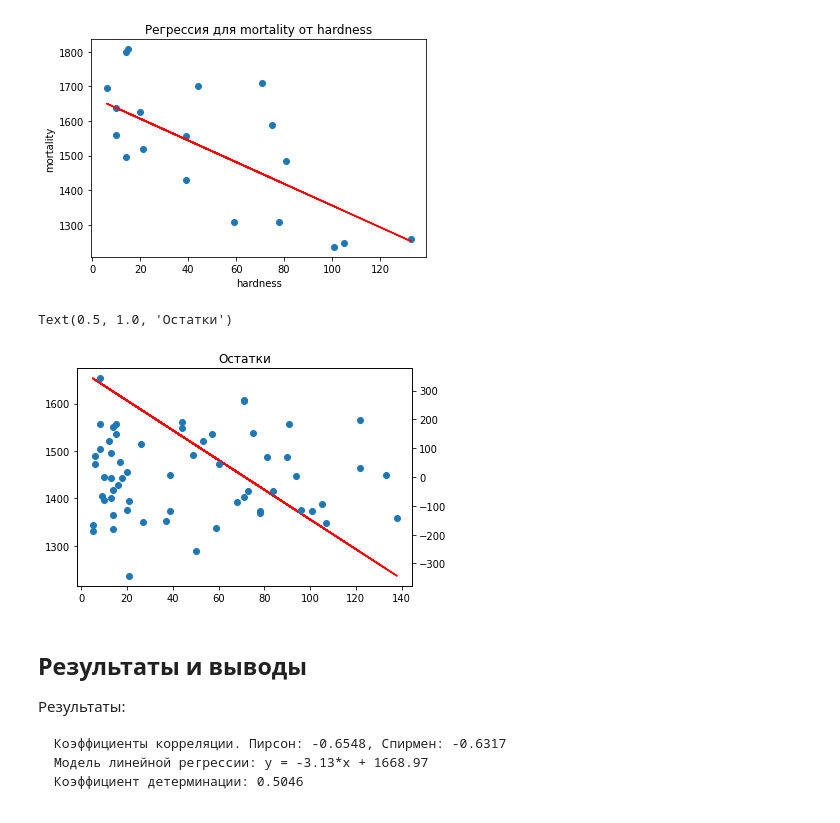
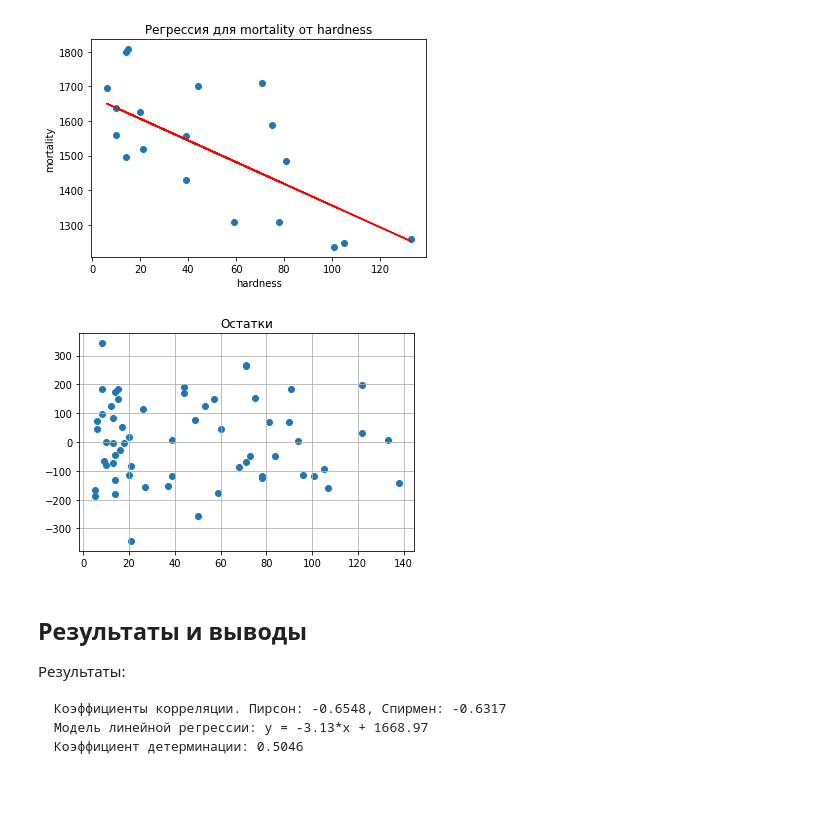
Before and after one commit to pudovd/stpy-19, a Jupyter notebook: 04-correlation/water-total.ipynb, the cells around one changed output. Drawn from its saved outputs; the diff is of its cells as text; code cells hidden in the pictures.

```diff
--- a/04-correlation/water-total.ipynb
+++ b/04-correlation/water-total.ipynb
@@ -90,16 +90,11 @@ plt.show()
 # %%
 y_pred = model.predict(X)
 residuals = y - y_pred
-
-fig, ax1 = plt.subplots()
-ax1.plot(X, y_pred, c='r')
-ax2 = ax1.twinx()
-ax2.scatter(X, residuals)
-
+plt.scatter(X, residuals)
 plt.title('Остатки')
+plt.grid(True)
 # %% [output]
-Text(0.5, 1.0, 'Остатки')
-[figure, old version]
+[figure, new version]
 # %% [markdown]
 ## Результаты и выводы
 
```
Also changed, not shown: 1 other file.
